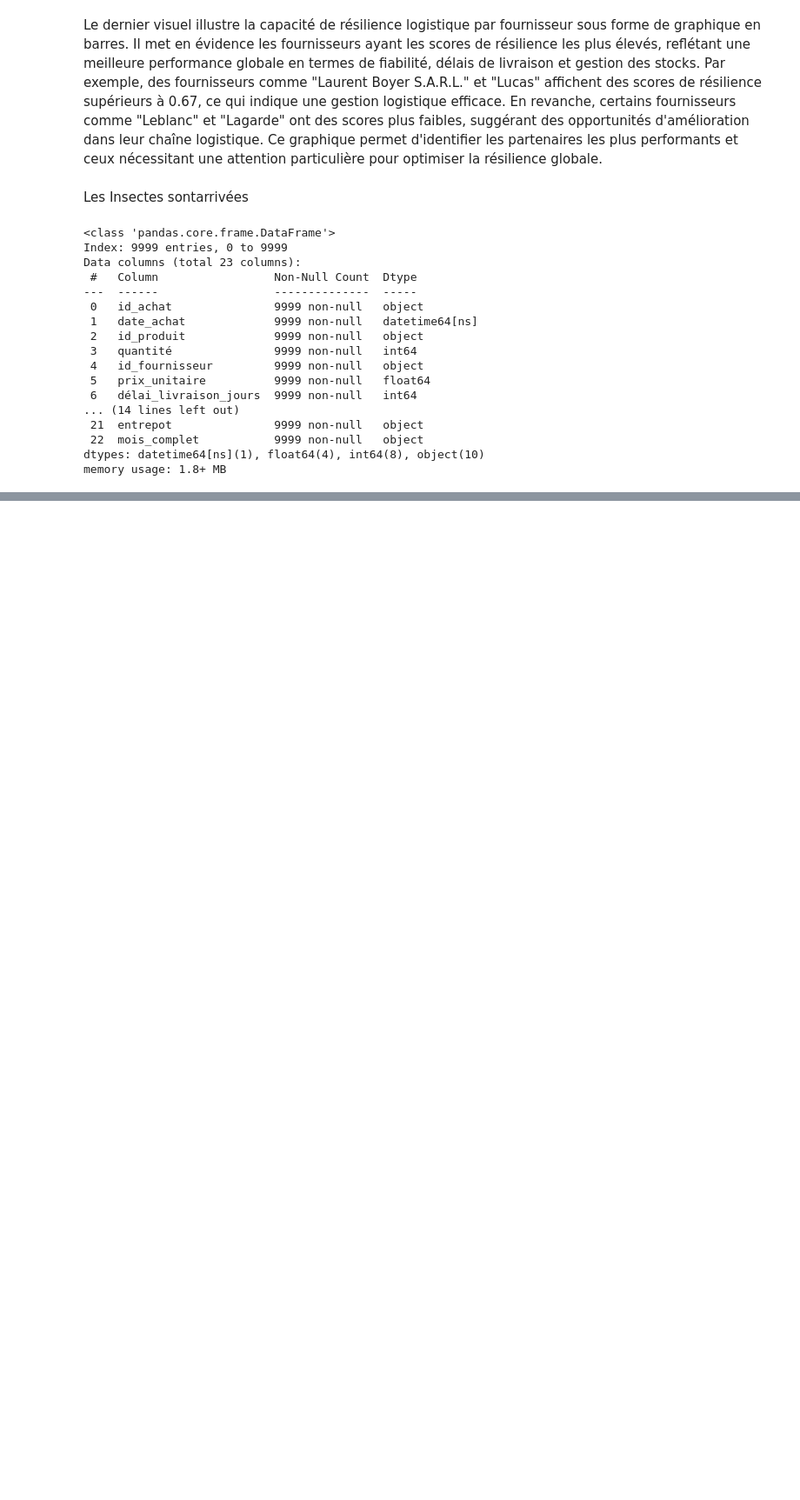
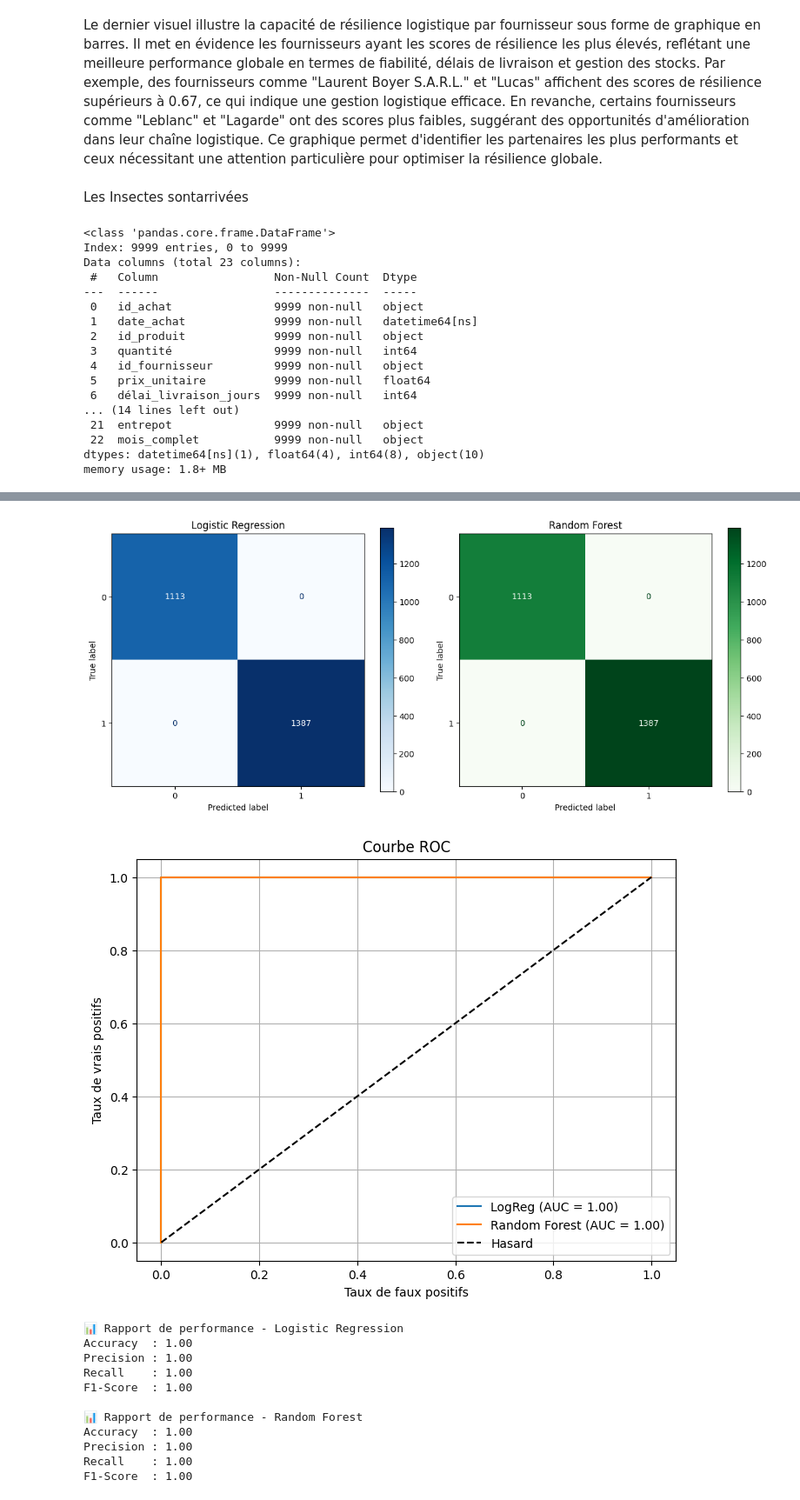
Before and after one commit to Fanaingamampiandra/Projet_Supply_chain, a Jupyter notebook: stephanie/achat_prod_fourn_stock.ipynb, the cells around one changed output, grey strips where cells are left out. Shown: that part at 87% size. Cells and saved outputs as stored; diff of their text form; code cells hidden in the pictures; blank space fills up the shorter version.

```diff
--- a/stephanie/achat_prod_fourn_stock.ipynb
+++ b/stephanie/achat_prod_fourn_stock.ipynb
@@ -1297,0 +430,15 @@ plt.show()
+# %%
+# Split en train/test
+X_train, X_test, y_train, y_test = train_test_split(X_scaled, y, test_size=0.25, random_state=42)
+# %%
+# Modèle 1 : Régression logistique
+logreg = LogisticRegression()
+logreg.fit(X_train, y_train)
+y_pred_logreg = logreg.predict(X_test)
+y_proba_logreg = logreg.predict_proba(X_test)[:, 1]
+
+# Modèle 2 : Random Forest
+rf = RandomForestClassifier(random_state=42)
+rf.fit(X_train, y_train)
+y_pred_rf = rf.predict(X_test)
+y_proba_rf = rf.predict_proba(X_test)[:, 1]
@@ -1297,0 +459,55 @@ plt.show()
+# %%
+# Courbe ROC
+fpr_logreg, tpr_logreg, _ = roc_curve(y_test, y_proba_logreg)
+fpr_rf, tpr_rf, _ = roc_curve(y_test, y_proba_rf)
+# %%
+# Afficher matrices de confusion
+fig, axes = plt.subplots(1, 2, figsize=(12, 5))
+from sklearn.metrics import ConfusionMatrixDisplay
+
+ConfusionMatrixDisplay.from_predictions(y_test, y_pred_logreg, ax=axes[0], cmap="Blues")
+axes[0].set_title("Logistic Regression")
+
+ConfusionMatrixDisplay.from_predictions(y_test, y_pred_rf, ax=axes[1], cmap="Greens")
+axes[1].set_title("Random Forest")
+plt.tight_layout()
+plt.show()
+
+# Afficher courbe ROC
+plt.figure(figsize=(8, 6))
+plt.plot(fpr_logreg, tpr_logreg, label=f'LogReg (AUC = {results["Logistic Regression"]["AUC"]:.2f})')
+plt.plot(fpr_rf, tpr_rf, label=f'Random Forest (AUC = {results["Random Forest"]["AUC"]:.2f})')
+plt.plot([0, 1], [0, 1], 'k--', label="Hasard")
+plt.xlabel('Taux de faux positifs')
+plt.ylabel('Taux de vrais positifs')
+plt.title('Courbe ROC')
+plt.legend()
+plt.grid()
+plt.show()
+
+# Rapports de classification
+from sklearn.metrics import accuracy_score, precision_score, recall_score, f1_score
+
+def print_metrics(y_true, y_pred, model_name):
+    print(f"\n📊 Rapport de performance - {model_name}")
+    print(f"Accuracy  : {accuracy_score(y_true, y_pred):.2f}")
+    print(f"Precision : {precision_score(y_true, y_pred):.2f}")
+    print(f"Recall    : {recall_score(y_true, y_pred):.2f}")
+    print(f"F1-Score  : {f1_score(y_true, y_pred):.2f}")
+
+print_metrics(y_test, y_pred_logreg, "Logistic Regression")
+print_metrics(y_test, y_pred_rf, "Random Forest")
+# %% [output]
+[figure, added]
+[figure, added]
+📊 Rapport de performance - Logistic Regression
+Accuracy  : 1.00
+Precision : 1.00
+Recall    : 1.00
+F1-Score  : 1.00
+
+📊 Rapport de performance - Random Forest
+Accuracy  : 1.00
+Precision : 1.00
+Recall    : 1.00
+F1-Score  : 1.00
```
Also changed, not shown: parts of 62 cells of this notebook.
